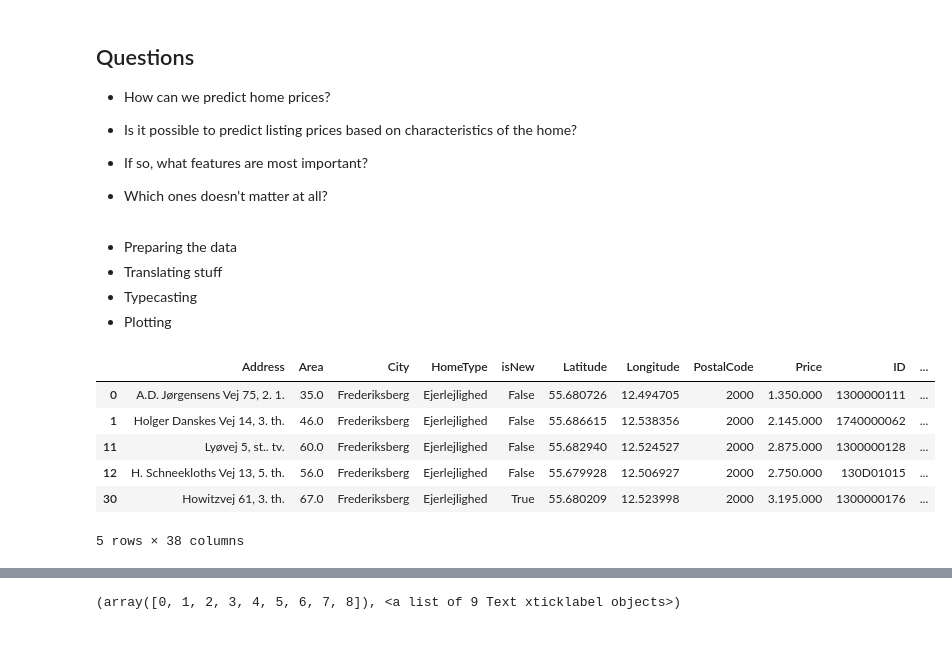
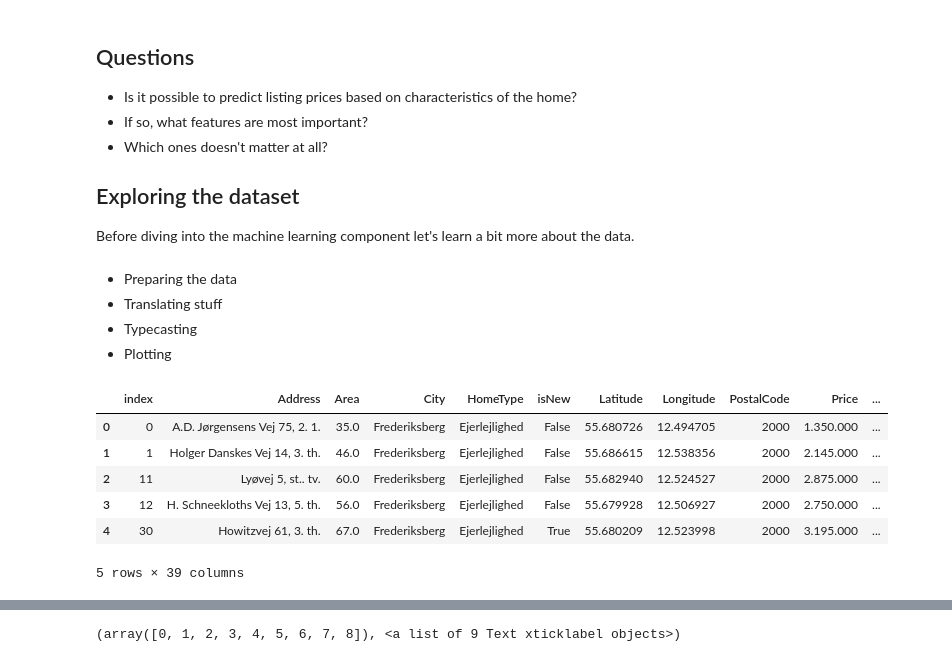
Before and after one commit to mbroend/predicting-home-prices, a Jupyter notebook: Data Analyst.ipynb, the cells around one changed output, grey strips where cells are left out. Cells and saved outputs as stored; diff of their text form; code cells hidden in the pictures.

Commit message:
Organized document and started exploring dataset

```diff
--- a/Data Analyst.ipynb
+++ b/Data Analyst.ipynb
@@ -1,11 +6,11 @@
 # %% [markdown]
 ## Questions
-* How can we predict home prices?
-
-
 * Is it possible to predict listing prices based on characteristics of the home?
 * If so, what features are most important?
 * Which ones doesn't matter at all?
+
+## Exploring the dataset
+Before diving into the machine learning component let's learn a bit more about the data.
 # %% [markdown]
 * Preparing the data
 * Translating stuff
@@ -20,12 +26,13 @@ import seaborn as sb
 from sklearn import linear_model
 # %%
 df = pd.read_csv('home_data_clean_final.csv', index_col = 0)
+df.reset_index(inplace = True)
 df.head()
 # %% [output]
-|  | Address | Area | City | HomeType | isNew | Latitude | Longitude | PostalCode | Price | ID | ... |
-| 0 | A.D. Jørgensens Vej 75, 2. 1. | 35.0 | Frederiksberg | Ejerlejlighed | False | 55.680726 | 12.494705 | 2000 | 1.350.000 | 1300000111 | ... |
-| 1 | Holger Danskes Vej 14, 3. th. | 46.0 | Frederiksberg | Ejerlejlighed | False | 55.686615 | 12.538356 | 2000 | 2.145.000 | 1740000062 | ... |
-| 11 | Lyøvej 5, st.. tv. | 60.0 | Frederiksberg | Ejerlejlighed | False | 55.682940 | 12.524527 | 2000 | 2.875.000 | 1300000128 | ... |
-| 12 | H. Schneekloths Vej 13, 5. th. | 56.0 | Frederiksberg | Ejerlejlighed | False | 55.679928 | 12.506927 | 2000 | 2.750.000 | 130D01015 | ... |
-| 30 | Howitzvej 61, 3. th. | 67.0 | Frederiksberg | Ejerlejlighed | True | 55.680209 | 12.523998 | 2000 | 3.195.000 | 1300000176 | ... |
+|  | index | Address | Area | City | HomeType | isNew | Latitude | Longitude | PostalCode | Price | ... |
+| 0 | 0 | A.D. Jørgensens Vej 75, 2. 1. | 35.0 | Frederiksberg | Ejerlejlighed | False | 55.680726 | 12.494705 | 2000 | 1.350.000 | ... |
+| 1 | 1 | Holger Danskes Vej 14, 3. th. | 46.0 | Frederiksberg | Ejerlejlighed | False | 55.686615 | 12.538356 | 2000 | 2.145.000 | ... |
+| 2 | 11 | Lyøvej 5, st.. tv. | 60.0 | Frederiksberg | Ejerlejlighed | False | 55.682940 | 12.524527 | 2000 | 2.875.000 | ... |
+| 3 | 12 | H. Schneekloths Vej 13, 5. th. | 56.0 | Frederiksberg | Ejerlejlighed | False | 55.679928 | 12.506927 | 2000 | 2.750.000 | ... |
+| 4 | 30 | Howitzvej 61, 3. th. | 67.0 | Frederiksberg | Ejerlejlighed | True | 55.680209 | 12.523998 | 2000 | 3.195.000 | ... |
-5 rows × 38 columns
+5 rows × 39 columns
```
Also changed, not shown: parts of 9 cells of this notebook.
